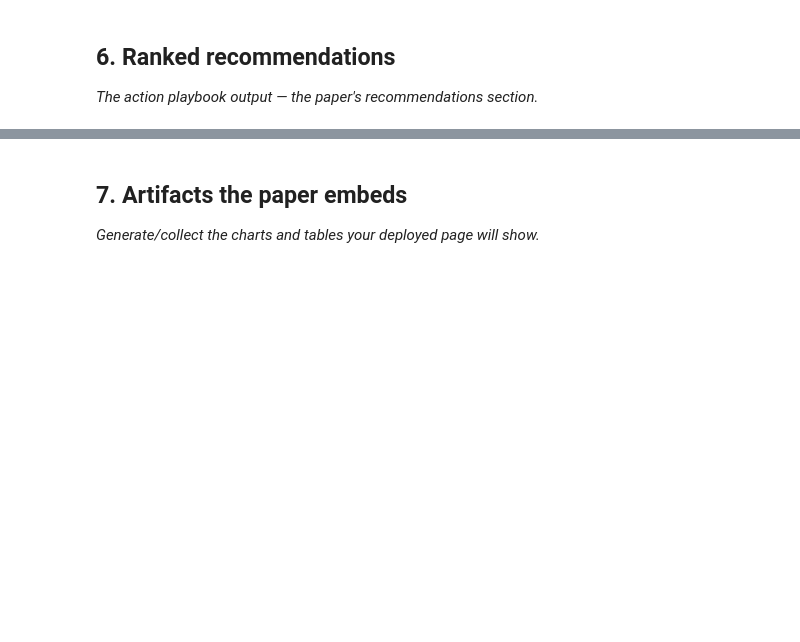
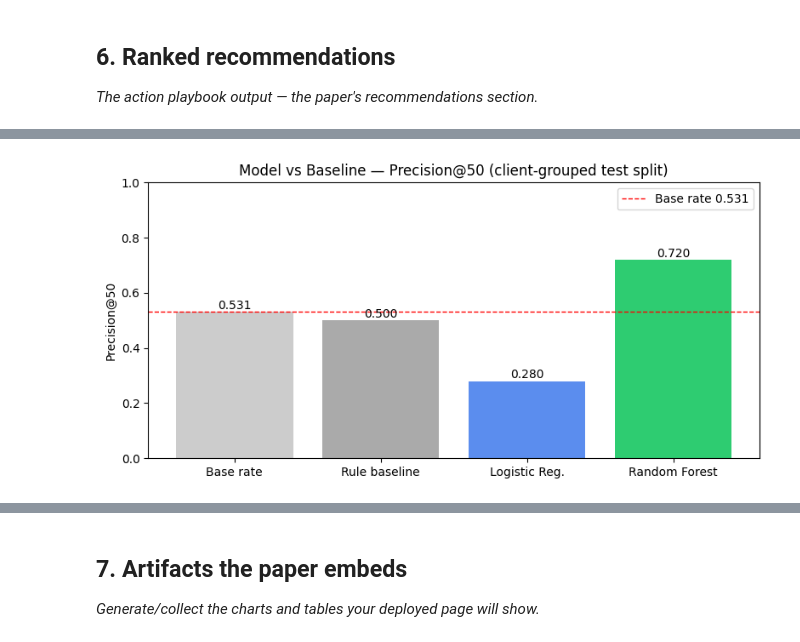
Before and after one commit to SehrishEjaz1/Flyrank_ML_Intern, a Jupyter notebook: work/notebooks/capstone.ipynb, the cells around one changed output, grey strips where cells are left out. Cells and saved outputs as stored; diff of their text form; code cells hidden in the pictures; blank space fills up the shorter version.

```diff
--- a/work/notebooks/capstone.ipynb
+++ b/work/notebooks/capstone.ipynb
@@ -32,0 +243,87 @@ This skeleton is yours to fill. Work the sections **in order** — each one has
+# %%
+os.makedirs("work/outputs", exist_ok=True)
+os.makedirs("work/figures", exist_ok=True)
+
+# Figure 1: Model comparison bar chart
+fig, ax = plt.subplots(figsize=(8, 4))
+methods = ["Base rate", "Rule baseline", "Logistic Reg.", "Random Forest"]
+scores  = [base_rate, p_baseline, p_lr, p_rf]
+colors  = ["#cccccc", "#aaaaaa", "#5b8dee", "#2ecc71"]
+bars = ax.bar(methods, scores, color=colors)
+ax.set_ylim(0, 1)
+ax.set_ylabel("Precision@50")
+ax.set_title("Model vs Baseline — Precision@50 (client-grouped test split)")
+for bar, score in zip(bars, scores):
+    ax.text(bar.get_x() + bar.get_width()/2,
+            bar.get_height() + 0.01,
+            f"{score:.3f}", ha="center", fontsize=10)
+ax.axhline(base_rate, color="red", linestyle="--",
+           linewidth=1, label=f"Base rate {base_rate:.3f}")
+ax.legend()
+plt.tight_layout()
+plt.savefig("work/figures/model_comparison.png", dpi=150)
+plt.show()
+print("Saved: work/figures/model_comparison.png")
+
+# Figure 2: Feature importance
+imp_df = pd.DataFrame({
+    "feature": features,
+    "importance": rf.feature_importances_
+}).sort_values("importance", ascending=False)
+
+fig, ax = plt.subplots(figsize=(8, 5))
+ax.barh(imp_df["feature"][::-1], imp_df["importance"][::-1],
+        color="#5b8dee")
+ax.set_xlabel("Importance")
+ax.set_title("Random Forest Feature Importances — Refresh Lane")
+plt.tight_layout()
+plt.savefig("work/figures/feature_importance.png", dpi=150)
+plt.show()
+print("Saved: work/figures/feature_importance.png")
+
+# Figure 3: Reason code distribution
+test2 = test.copy()
+test2["rf_score"] = rf_scores
+
+def assign_reason(row):
+    if row["days_since_last_update"] < 180:
+        return "NOT_STALE"
+    elif row["impressions_90d"] < 200:
+        return "LOW_TRAFFIC"
+    elif row["ctr"] < ctr_median and row["impressions_90d"] >= 500:
+        return "STALE_LOW_CTR"
+    elif row["avg_position"] > 20:
+        return "HIGH_POSITION"
+    else:
+        return "STALE_VISIBLE"
+
+test2["reason_code"] = test2.apply(assign_reason, axis=1)
+reason_counts = test2["reason_code"].value_counts()
+
+fig, ax = plt.subplots(figsize=(7, 4))
+reason_counts.plot(kind="bar", ax=ax, color="#5b8dee")
+ax.set_title("Reason Code Distribution in Test Set")
+ax.set_ylabel("Count")
+ax.set_xlabel("")
+plt.xticks(rotation=30, ha="right")
+plt.tight_layout()
+plt.savefig("work/figures/reason_codes.png", dpi=150)
+plt.show()
+print("Saved: work/figures/reason_codes.png")
+
+# Save metrics JSON
+metrics = {
+    "base_rate": round(float(base_rate), 4),
+    "precision_at_50_baseline": round(float(p_baseline), 4),
+    "precision_at_50_lr": round(float(p_lr), 4),
+    "precision_at_50_rf": round(float(p_rf), 4),
+    "test_rows": len(test),
+    "train_clients": len(clients[:split]),
+    "test_clients": len(clients[split:]),
+    "seed": SEED
+}
+with open("work/outputs/capstone_metrics.json", "w") as f:
+    json.dump(metrics, f, indent=2)
+print("\nMetrics:", json.dumps(metrics, indent=2))
+# %% [output]
+[figure, added]
```
Also changed, not shown: parts of 11 cells of this notebook.
